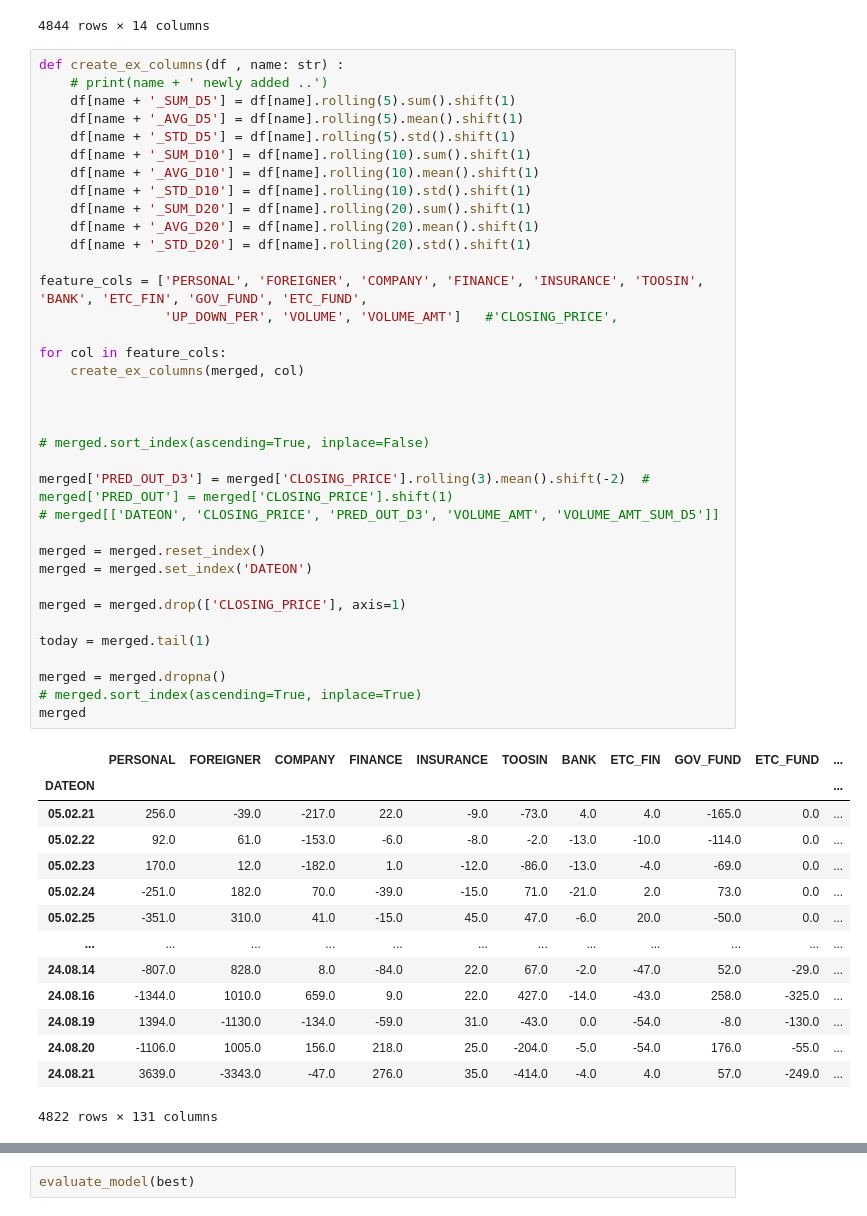
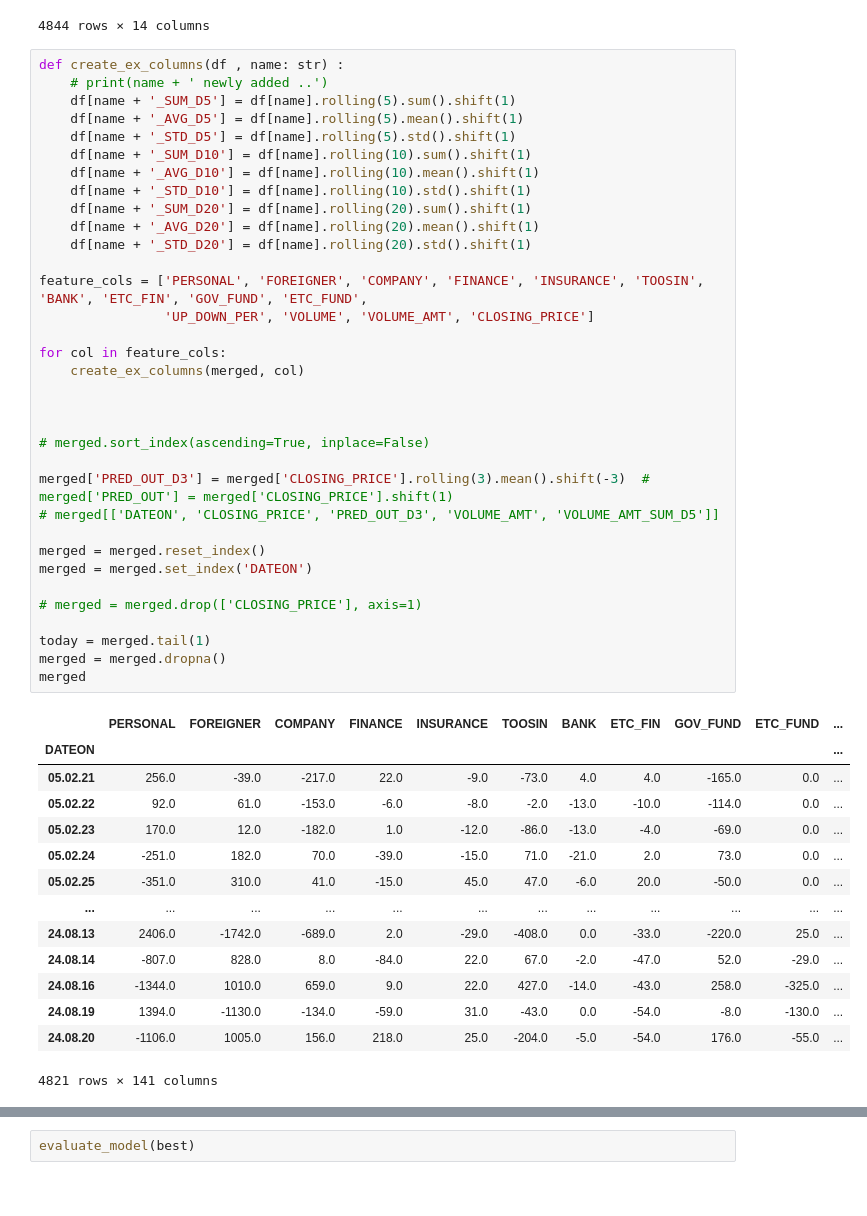
Before and after one commit to gonni/myFirstPyCrawl, a Jupyter notebook: ml/StockPredict2.ipynb, the cells around one changed output, grey strips where cells are left out. Saved outputs shown, nothing was run; the diff lists cells and outputs as text.

```diff
--- a/ml/StockPredict2.ipynb
+++ b/ml/StockPredict2.ipynb
@@ -109,44 +109,42 @@ def create_ex_columns(df , name: str) :
     df[name + '_AVG_D20'] = df[name].rolling(20).mean().shift(1)
     df[name + '_STD_D20'] = df[name].rolling(20).std().shift(1)
 
 feature_cols = ['PERSONAL', 'FOREIGNER', 'COMPANY', 'FINANCE', 'INSURANCE', 'TOOSIN', 'BANK', 'ETC_FIN', 'GOV_FUND', 'ETC_FUND',
-                'UP_DOWN_PER', 'VOLUME', 'VOLUME_AMT']   #'CLOSING_PRICE',
+                'UP_DOWN_PER', 'VOLUME', 'VOLUME_AMT', 'CLOSING_PRICE']
 
 for col in feature_cols:
     create_ex_columns(merged, col)
 
 
 
 # merged.sort_index(ascending=True, inplace=False)
 
-merged['PRED_OUT_D3'] = merged['CLOSING_PRICE'].rolling(3).mean().shift(-2)  # merged['PRED_OUT'] = merged['CLOSING_PRICE'].shift(1)
+merged['PRED_OUT_D3'] = merged['CLOSING_PRICE'].rolling(3).mean().shift(-3)  # merged['PRED_OUT'] = merged['CLOSING_PRICE'].shift(1)
 # merged[['DATEON', 'CLOSING_PRICE', 'PRED_OUT_D3', 'VOLUME_AMT', 'VOLUME_AMT_SUM_D5']]
 
 merged = merged.reset_index()
 merged = merged.set_index('DATEON')
 
-merged = merged.drop(['CLOSING_PRICE'], axis=1)
+# merged = merged.drop(['CLOSING_PRICE'], axis=1)
 
 today = merged.tail(1)
-
 merged = merged.dropna()
-# merged.sort_index(ascending=True, inplace=True)
 merged
 # %% [output]
 |  | PERSONAL | FOREIGNER | COMPANY | FINANCE | INSURANCE | TOOSIN | BANK | ETC_FIN | GOV_FUND | ETC_FUND | ... |
 | DATEON |  |  |  |  |  |  |  |  |  |  | ... |
 | 05.02.21 | 256.0 | -39.0 | -217.0 | 22.0 | -9.0 | -73.0 | 4.0 | 4.0 | -165.0 | 0.0 | ... |
 | 05.02.22 | 92.0 | 61.0 | -153.0 | -6.0 | -8.0 | -2.0 | -13.0 | -10.0 | -114.0 | 0.0 | ... |
 | 05.02.23 | 170.0 | 12.0 | -182.0 | 1.0 | -12.0 | -86.0 | -13.0 | -4.0 | -69.0 | 0.0 | ... |
 | 05.02.24 | -251.0 | 182.0 | 70.0 | -39.0 | -15.0 | 71.0 | -21.0 | 2.0 | 73.0 | 0.0 | ... |
 | 05.02.25 | -351.0 | 310.0 | 41.0 | -15.0 | 45.0 | 47.0 | -6.0 | 20.0 | -50.0 | 0.0 | ... |
 | ... | ... | ... | ... | ... | ... | ... | ... | ... | ... | ... | ... |
+| 24.08.13 | 2406.0 | -1742.0 | -689.0 | 2.0 | -29.0 | -408.0 | 0.0 | -33.0 | -220.0 | 25.0 | ... |
 | 24.08.14 | -807.0 | 828.0 | 8.0 | -84.0 | 22.0 | 67.0 | -2.0 | -47.0 | 52.0 | -29.0 | ... |
 | 24.08.16 | -1344.0 | 1010.0 | 659.0 | 9.0 | 22.0 | 427.0 | -14.0 | -43.0 | 258.0 | -325.0 | ... |
 | 24.08.19 | 1394.0 | -1130.0 | -134.0 | -59.0 | 31.0 | -43.0 | 0.0 | -54.0 | -8.0 | -130.0 | ... |
 | 24.08.20 | -1106.0 | 1005.0 | 156.0 | 218.0 | 25.0 | -204.0 | -5.0 | -54.0 | 176.0 | -55.0 | ... |
-| 24.08.21 | 3639.0 | -3343.0 | -47.0 | 276.0 | 35.0 | -414.0 | -4.0 | 4.0 | 57.0 | -249.0 | ... |
-4822 rows × 131 columns
+4821 rows × 141 columns
 # %%
 today = today.drop('PRED_OUT_D3', axis=1)
 today
```
Also changed, not shown: parts of 7 cells of this notebook, 4 other files.
